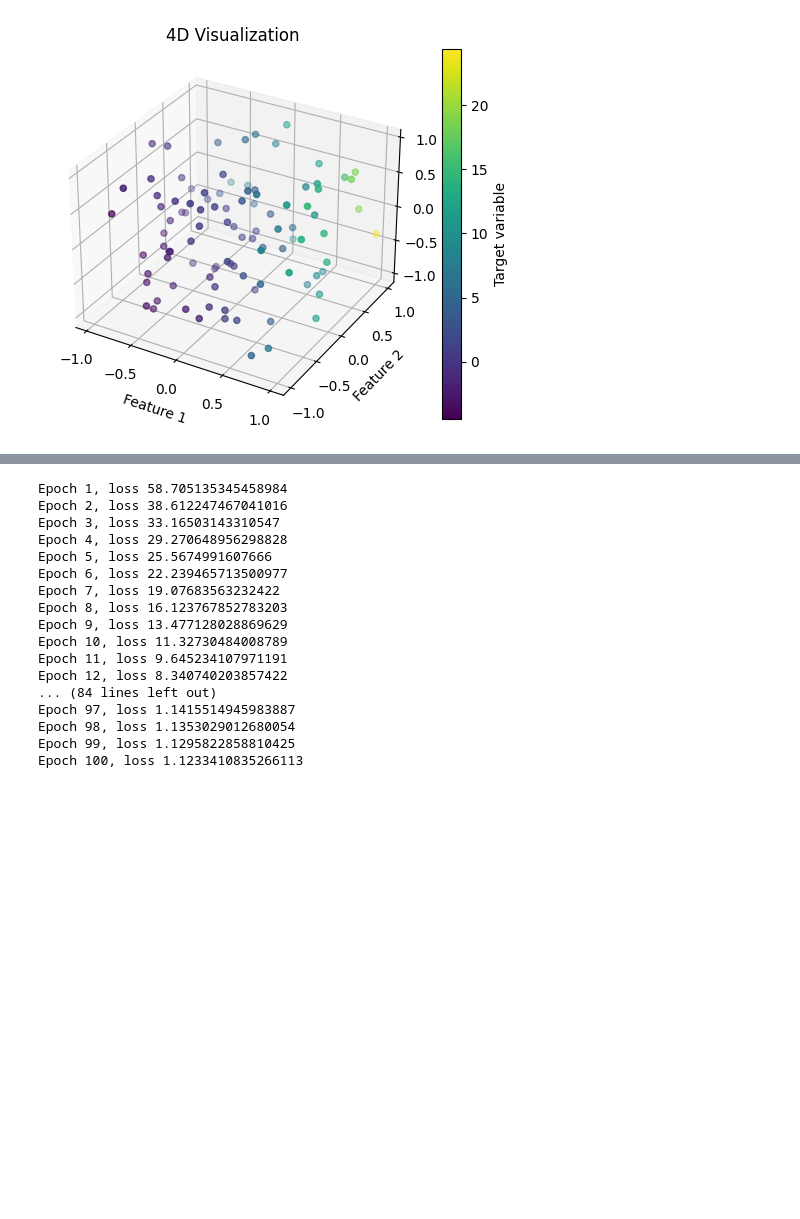
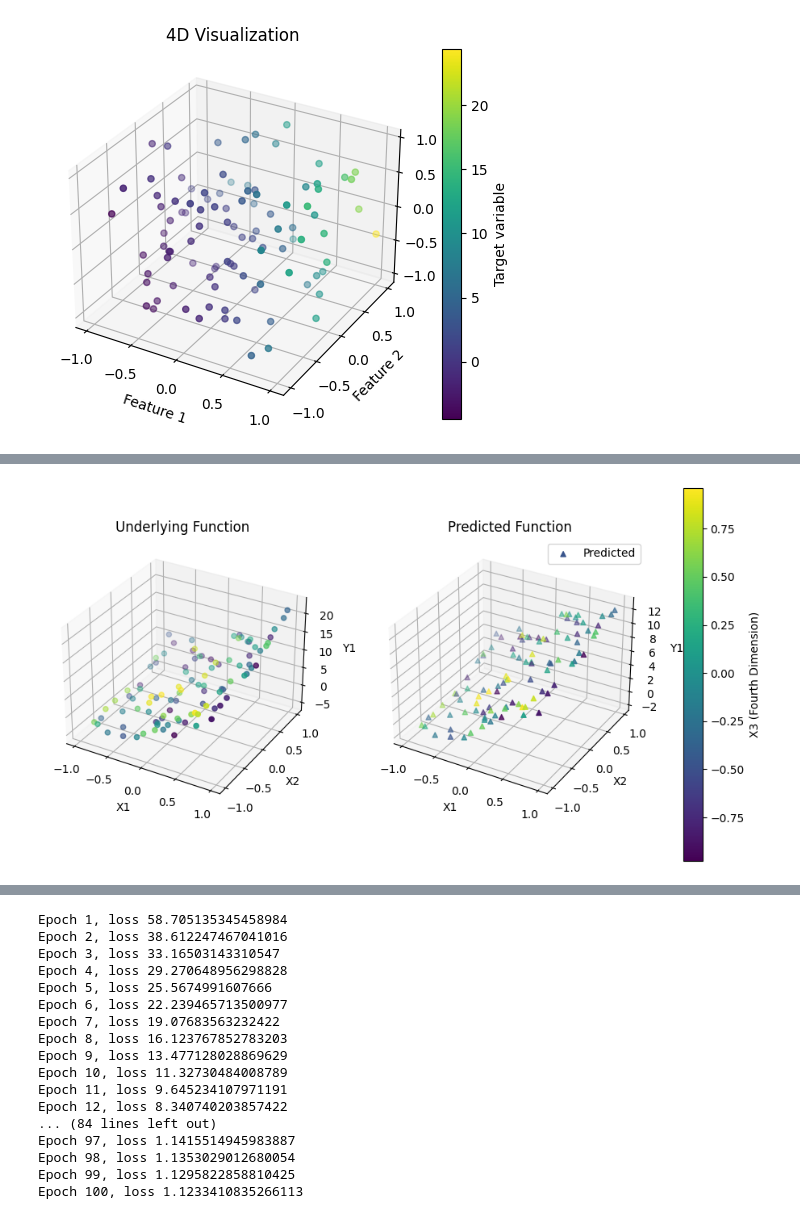
Before and after one commit to neel26desai/basic_neural_networks, a Jupyter notebook: neural_network_with_pytorch.ipynb, the cells around one changed output, grey strips where cells are left out. Drawn from its saved outputs; the diff is of its cells as text; code cells hidden in the pictures; blank space fills up the shorter version.

```diff
--- a/neural_network_with_pytorch.ipynb
+++ b/neural_network_with_pytorch.ipynb
@@ -59,0 +200,7 @@ visualize_4d_data(x, y_true)
+# %%
+# Create a neural network model
+nn = NeuralNetwork(input_dim=3, hidden_dim=64, output_dim=1)
+# Define the loss
+loss = MSELoss()
+# Fit the model
+loss_history = fit(x, y_true, model=nn, loss=loss, lr=0.01, num_epochs=10)
@@ -59,0 +218,7 @@ visualize_4d_data(x, y_true)
+# %%
+
+#plotting the difference between real distribution and predicted distribution
+y_pred = nn.forward(x)
+plot_function_and_predictions_4d(x, y_true, y_pred, output_dim=0)
+# %% [output]
+[figure, added]
```
Also changed, not shown: parts of 8 cells of this notebook.
